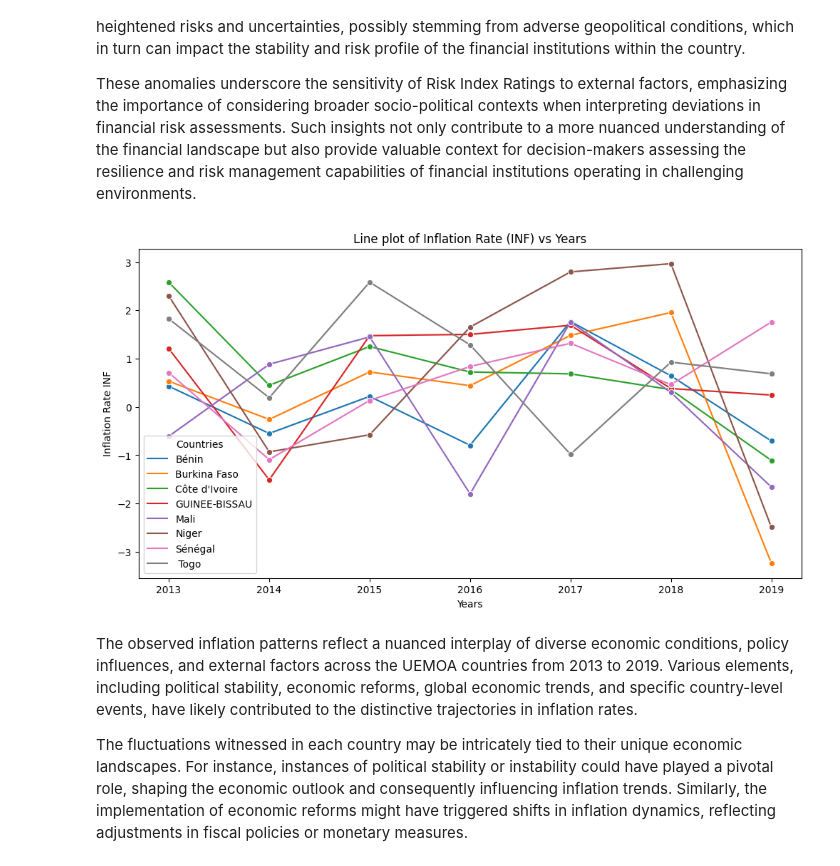
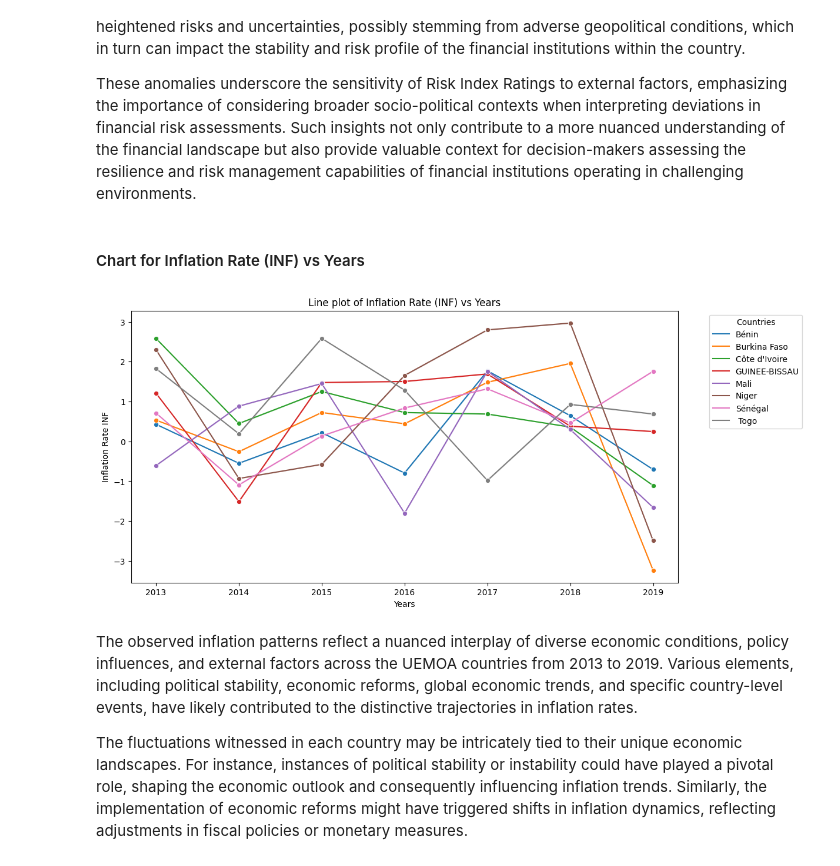
Before and after one commit to isamuelpatrick/BankingInsights-UEMOA, a Jupyter notebook: Exploratory Data Analysis.ipynb, the cells around one changed output. Drawn from its saved outputs; the diff is of its cells as text; code cells hidden in the pictures.

```diff
--- a/Exploratory Data Analysis.ipynb
+++ b/Exploratory Data Analysis.ipynb
@@ -210,16 +217,19 @@ The majority of financial institutions across various countries exhibit a positi
 Similarly, Mali displays a significant deviation in its RIR during the same year, plummeting to the negative 20s. This stark decline in RIR for Mali could be correlated with the deteriorating security situation prevailing in the country at that specific time. The pronounced negative RIR values suggest heightened risks and uncertainties, possibly stemming from adverse geopolitical conditions, which in turn can impact the stability and risk profile of the financial institutions within the country.
 
 These anomalies underscore the sensitivity of Risk Index Ratings to external factors, emphasizing the importance of considering broader socio-political contexts when interpreting deviations in financial risk assessments. Such insights not only contribute to a more nuanced understanding of the financial landscape but also provide valuable context for decision-makers assessing the resilience and risk management capabilities of financial institutions operating in challenging environments.
+# %% [markdown]
+#### Chart for Inflation Rate (INF) vs Years
 # %%
 #lineplot for inflation(INF) vs years
 plt.figure(figsize=(12, 6))
 sns.lineplot(data=uemoa_df, x = 'Year', y = 'INF', hue = 'Countries', marker='o')
 plt.title('Line plot of Inflation Rate (INF) vs Years')
 plt.xlabel('Years')
 plt.ylabel('Inflation Rate INF')
+plt.legend(title='Countries', bbox_to_anchor=(1.05, 1), loc='upper left')
 plt.show()
 # %% [output]
-[figure, old version]
+[figure, new version]
 # %% [markdown]
 The observed inflation patterns reflect a nuanced interplay of diverse economic conditions, policy influences, and external factors across the UEMOA countries from 2013 to 2019. Various elements, including political stability, economic reforms, global economic trends, and specific country-level events, have likely contributed to the distinctive trajectories in inflation rates.
 
```
Also changed, not shown: parts of 16 cells of this notebook.
